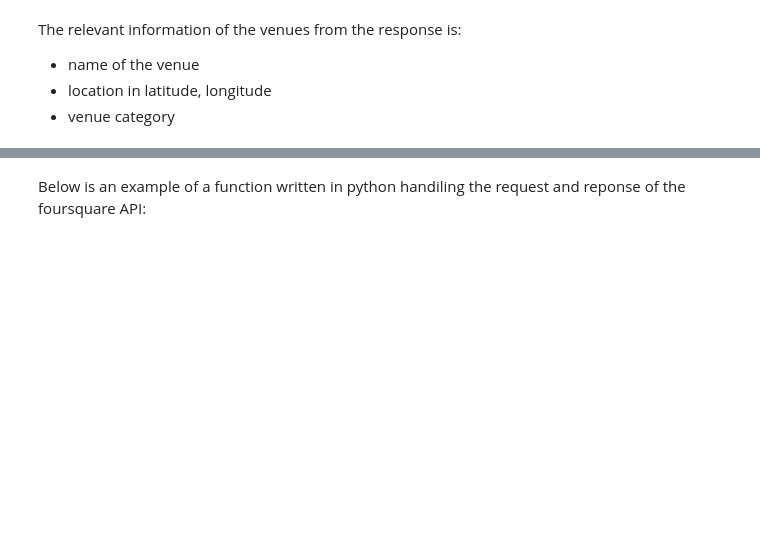
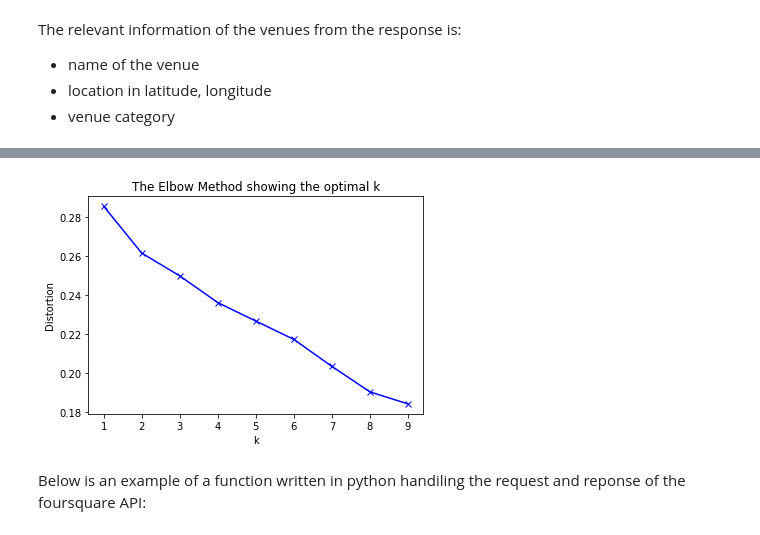
Before and after one commit to orbiarve/capstone-project, a Jupyter notebook: Cornern Finder.ipynb, the cells around one changed output, grey strips where cells are left out. Saved outputs shown, nothing was run; the diff lists cells and outputs as text; code cells hidden in the pictures; blank space fills up the shorter version.

```diff
--- a/Cornern Finder.ipynb
+++ b/Cornern Finder.ipynb
@@ -20,0 +341,14 @@ The relevant information of the venues from the response is:
+# %%
+#analyze each neighborhoods
+
+# one hot encoding
+sfmia_onehot = pd.get_dummies(sfmia_venues[['Venue Category']], prefix="", prefix_sep="")
+
+# add neighborhood column back to dataframe
+sfmia_onehot['Neighborhood'] = sfmia_venues['Neighborhood']
+
+# move neighborhood column to the first column
+fixed_columns = [sfmia_onehot.columns[-1]] + list(sfmia_onehot.columns[:-1])
+sfmia_onehot = sfmia_onehot[fixed_columns]
+
+sfmia_onehot.head()
@@ -20,0 +363,4 @@ The relevant information of the venues from the response is:
+# %%
+# Next, let's group rows by neighborhood and by taking the mean of the frequency of occurrence of each category
+sfmia_grouped = sfmia_onehot.groupby('Neighborhood').mean().reset_index()
+sfmia_grouped
@@ -20,0 +401,44 @@ The relevant information of the venues from the response is:
+# %%
+#clustering k?
+
+#
+
+sfmia_grouped_clustering = sfmia_grouped.drop('Neighborhood', 1)
+from sklearn.cluster import KMeans
+from sklearn import metrics
+from scipy.spatial.distance import cdist
+import numpy as np
+import matplotlib.pyplot as plt
+
+# x1 = np.array([3, 1, 1, 2, 1, 6, 6, 6, 5, 6, 7, 8, 9, 8, 9, 9, 8])
+# x2 = np.array([5, 4, 5, 6, 5, 8, 6, 7, 6, 7, 1, 2, 1, 2, 3, 2, 3])
+
+# plt.plot()
+# plt.xlim([0, 10])
+# plt.ylim([0, 10])
+# plt.title('Dataset')
+# # plt.scatter(x1, x2)
+# plt.show()
+
+# # create new plot and data
+# plt.plot()
+# X = np.array(list(zip(x1, x2))).reshape(len(x1), 2)
+# colors = ['b', 'g', 'r']
+# markers = ['o', 'v', 's']
+
+# k means determine k
+distortions = []
+K = range(1,10)
+for k in K:
+    kmeanModel = KMeans(n_clusters=k).fit(sfmia_grouped_clustering)
+    kmeanModel.fit(sfmia_grouped_clustering)
+    distortions.append(sum(np.min(cdist(sfmia_grouped_clustering, kmeanModel.cluster_centers_, 'euclidean'), axis=1)) / sfmia_grouped_clustering.shape[0])
+
+# Plot the elbow
+plt.plot(K, distortions, 'bx-')
+plt.xlabel('k')
+plt.ylabel('Distortion')
+plt.title('The Elbow Method showing the optimal k')
+plt.show()
+# %% [output]
+[figure, added]
```
Also changed, not shown: parts of 30 cells of this notebook, 2 other files.
